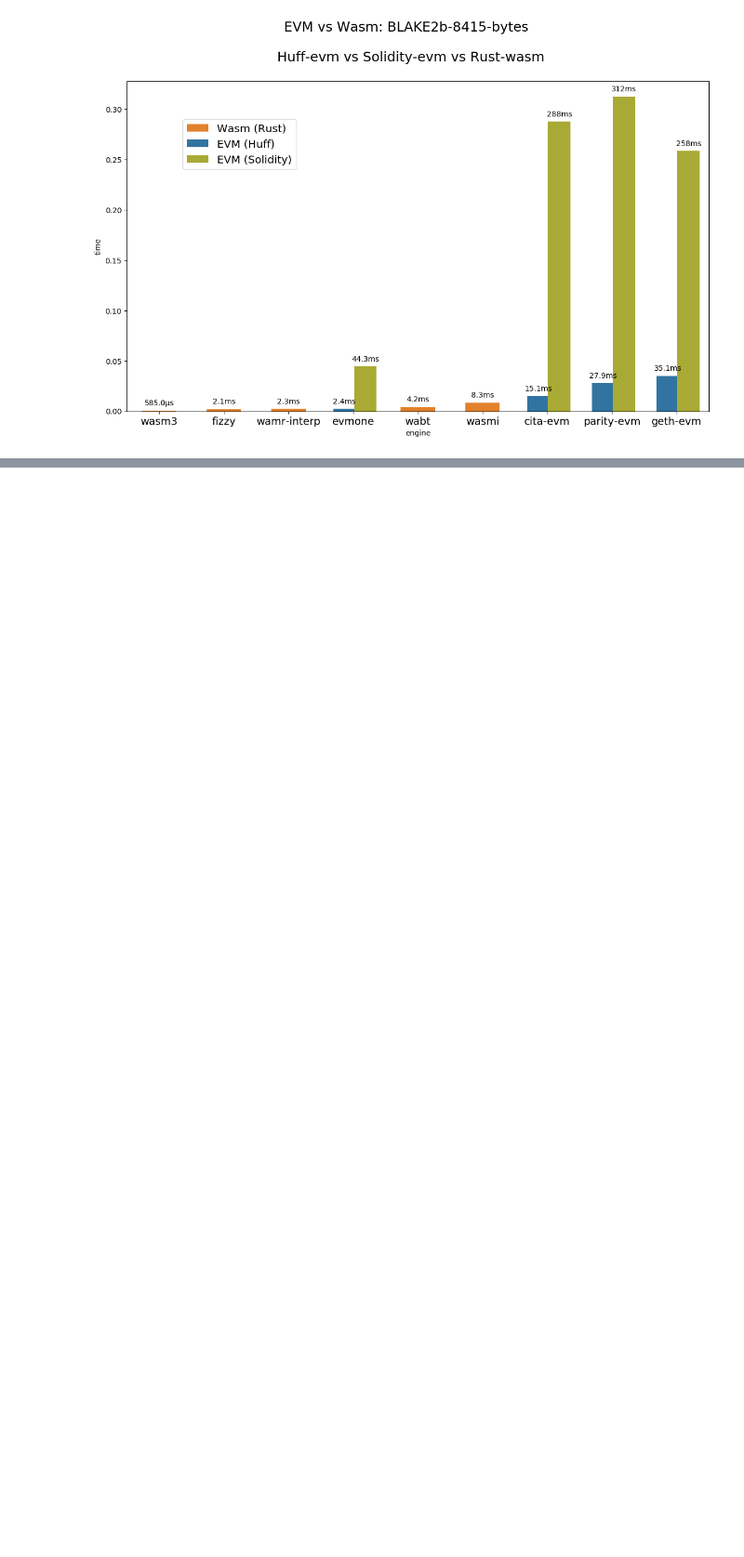
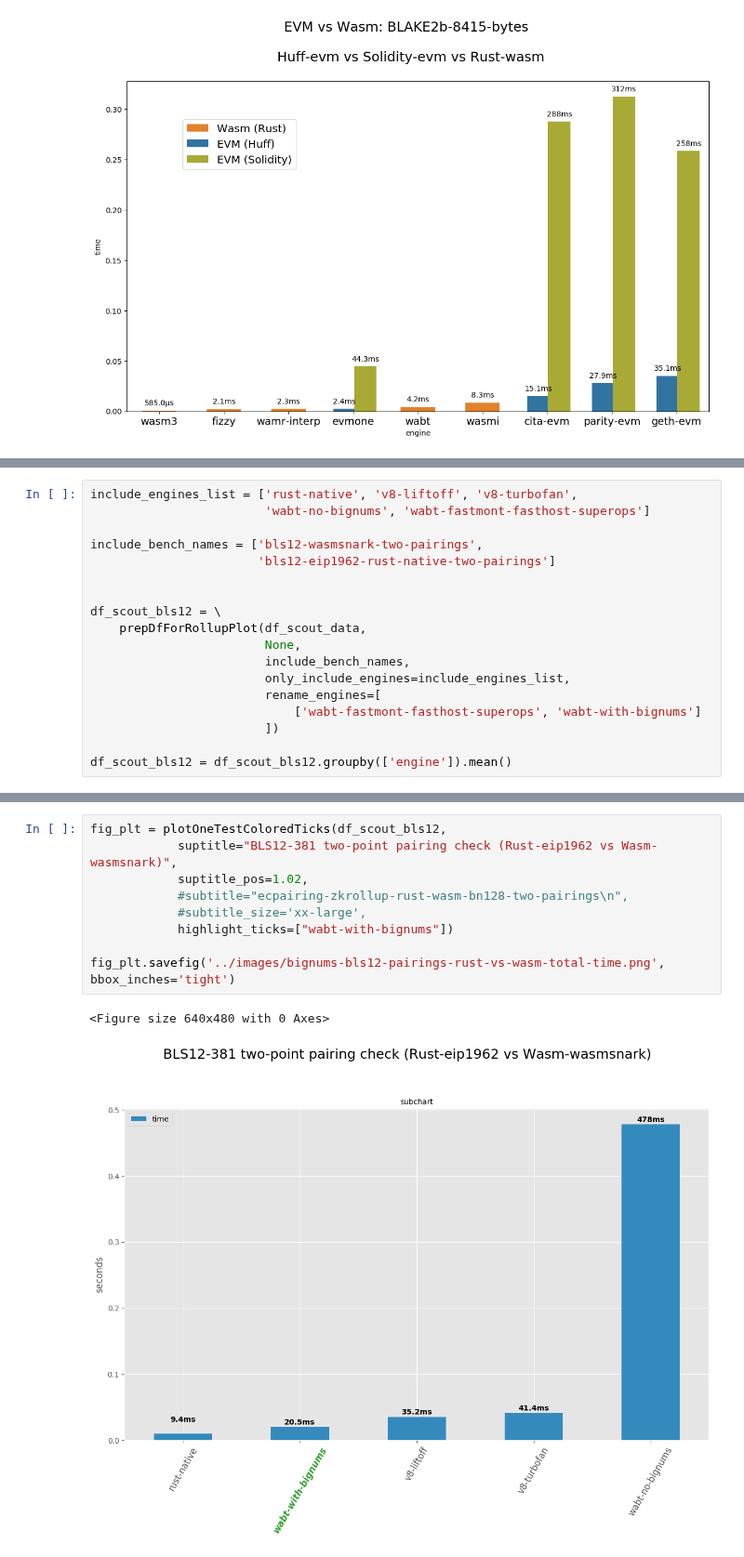
Before and after one commit to ewasm/benchmarking, a Jupyter notebook: notebooks/wasm-engines.ipynb, the cells around one changed output, grey strips where cells are left out. Shown at 93% size. Drawn from its saved outputs; the diff is of its cells as text; blank space fills up the shorter version.

```diff
--- a/notebooks/wasm-engines.ipynb
+++ b/notebooks/wasm-engines.ipynb
@@ -1871,0 +1916,18 @@ f.savefig('../images/evm-vs-wasm-blake2b-huff-sol-rust.png', bbox_inches='tight'
+# %%
+include_engines_list = ['rust-native', 'v8-liftoff', 'v8-turbofan',
+                        'wabt-no-bignums', 'wabt-fastmont-fasthost-superops']
+
+include_bench_names = ['bls12-wasmsnark-two-pairings',
+                       'bls12-eip1962-rust-native-two-pairings']
+
+
+df_scout_bls12 = \
+    prepDfForRollupPlot(df_scout_data,
+                        None,
+                        include_bench_names,
+                        only_include_engines=include_engines_list,
+                        rename_engines=[
+                            ['wabt-fastmont-fasthost-superops', 'wabt-with-bignums']
+                        ])
+
+df_scout_bls12 = df_scout_bls12.groupby(['engine']).mean()
@@ -1871,0 +1944,12 @@ f.savefig('../images/evm-vs-wasm-blake2b-huff-sol-rust.png', bbox_inches='tight'
+# %%
+fig_plt = plotOneTestColoredTicks(df_scout_bls12,
+            suptitle="BLS12-381 two-point pairing check (Rust-eip1962 vs Wasm-wasmsnark)",
+            suptitle_pos=1.02,
+            #subtitle="ecpairing-zkrollup-rust-wasm-bn128-two-pairings\n",
+            #subtitle_size='xx-large',
+            highlight_ticks=["wabt-with-bignums"])
+
+fig_plt.savefig('../images/bignums-bls12-pairings-rust-vs-wasm-total-time.png', bbox_inches='tight')
+# %% [output]
+<Figure size 640x480 with 0 Axes>
+[figure, added]
```
Also changed, not shown: parts of 38 cells of this notebook, 25 other files.
